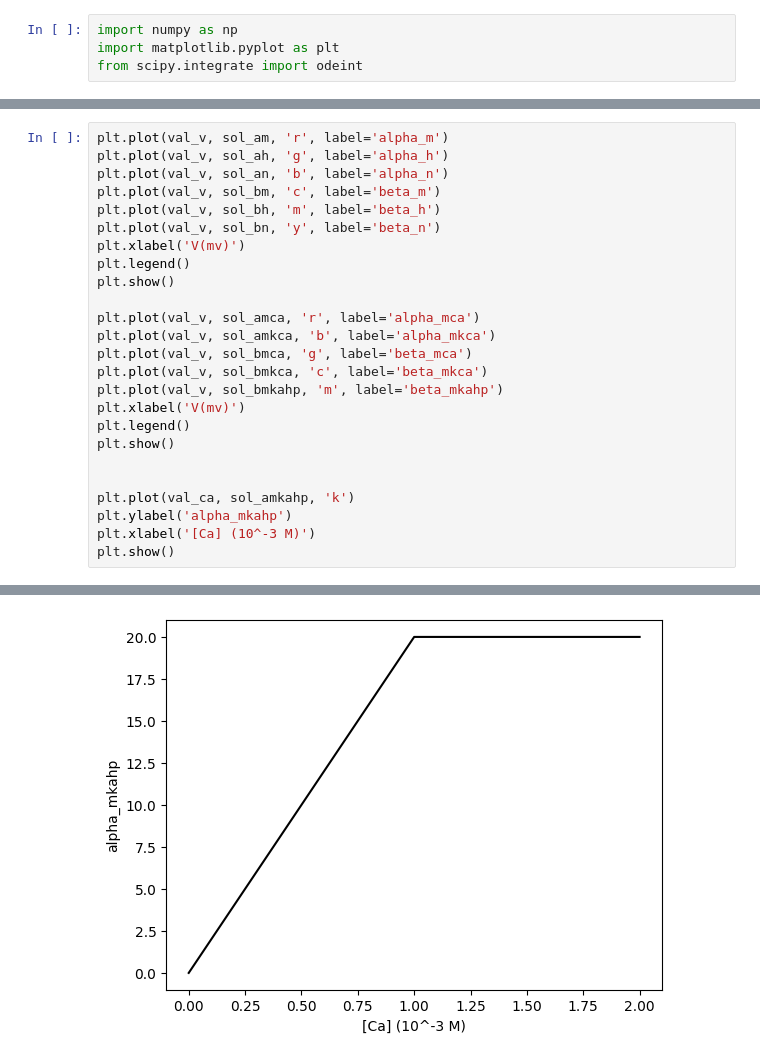
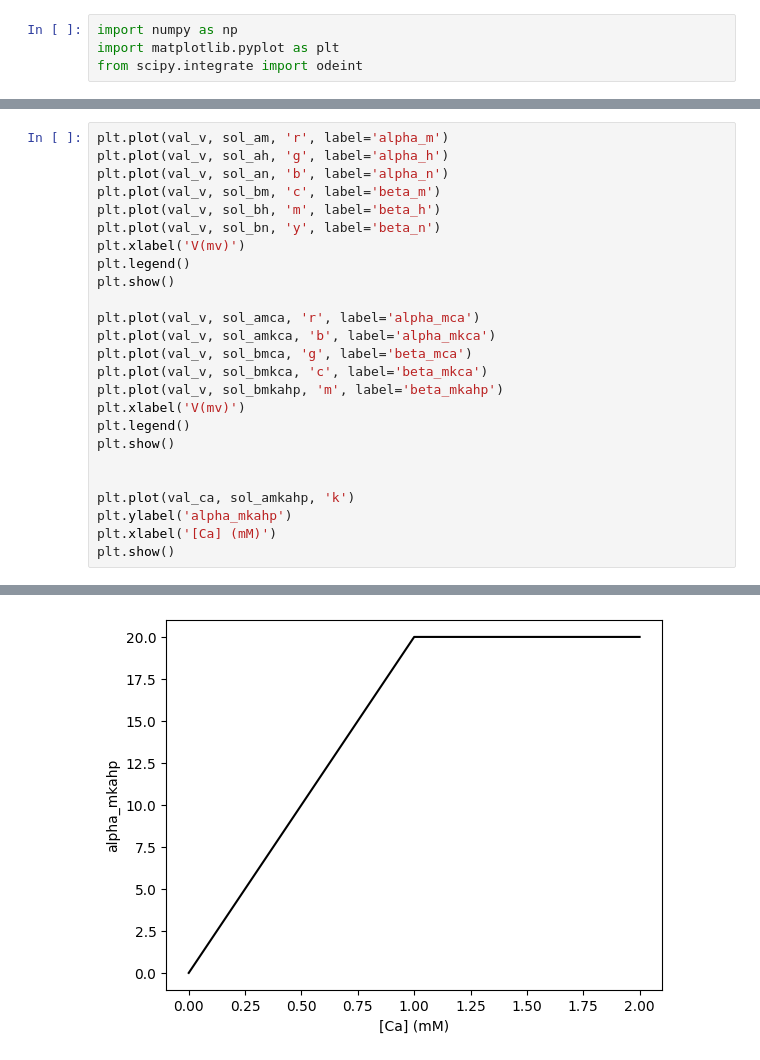
Before and after one commit to rfscorrea/listas-neurociencia-profroque, a Jupyter notebook: lista4/ex1.ipynb, the cells around one changed output, grey strips where cells are left out. Drawn from its saved outputs; the diff is of its cells as text.

```diff
--- a/lista4/ex1.ipynb
+++ b/lista4/ex1.ipynb
@@ -195,29 +198,29 @@ for c in range(0,3):
 # %%
 plt.plot(val_v, sol_am, 'r', label='alpha_m')
 plt.plot(val_v, sol_ah, 'g', label='alpha_h')
 plt.plot(val_v, sol_an, 'b', label='alpha_n')
 plt.plot(val_v, sol_bm, 'c', label='beta_m')
 plt.plot(val_v, sol_bh, 'm', label='beta_h')
 plt.plot(val_v, sol_bn, 'y', label='beta_n')
 plt.xlabel('V(mv)')
 plt.legend()
 plt.show()
 
 plt.plot(val_v, sol_amca, 'r', label='alpha_mca')
 plt.plot(val_v, sol_amkca, 'b', label='alpha_mkca')
 plt.plot(val_v, sol_bmca, 'g', label='beta_mca')
 plt.plot(val_v, sol_bmkca, 'c', label='beta_mkca')
 plt.plot(val_v, sol_bmkahp, 'm', label='beta_mkahp')
 plt.xlabel('V(mv)')
 plt.legend()
 plt.show()
 
 
 plt.plot(val_ca, sol_amkahp, 'k')
 plt.ylabel('alpha_mkahp')
-plt.xlabel('[Ca] (10^-3 M)')
+plt.xlabel('[Ca] (mM)')
 plt.show()
 # %% [output]
 [figure]
 [figure]
-[figure, old version]
+[figure, new version]
```
Also changed, not shown: parts of 5 cells of this notebook, 2 other files.
